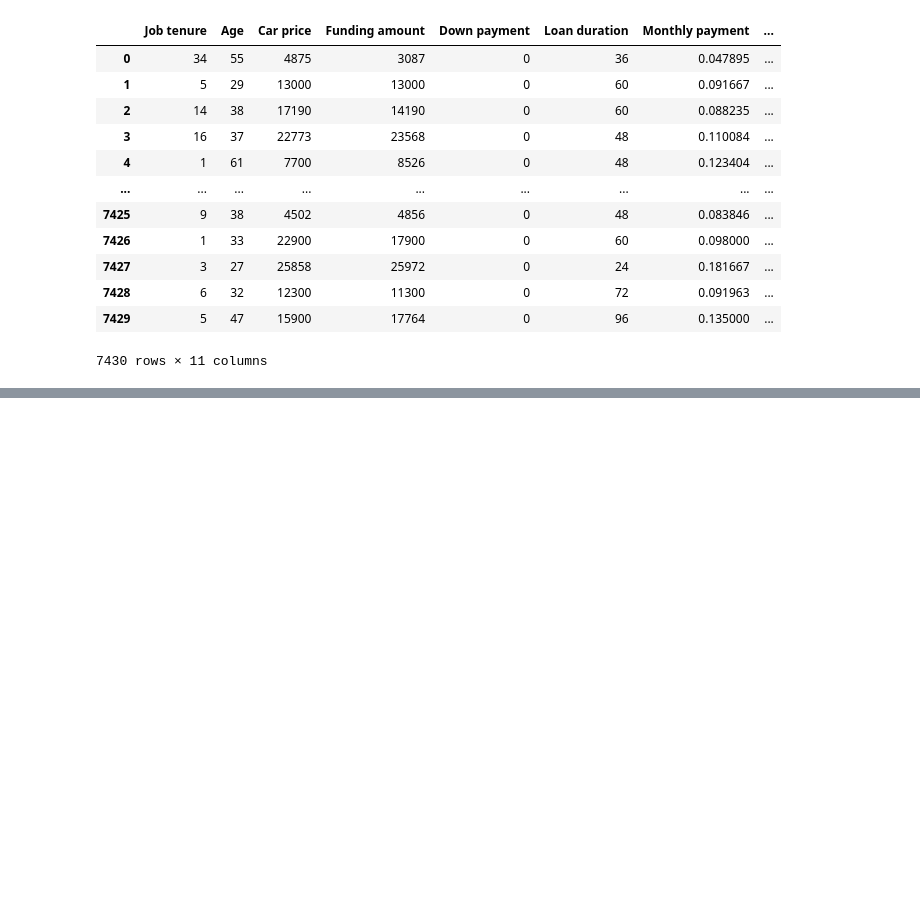
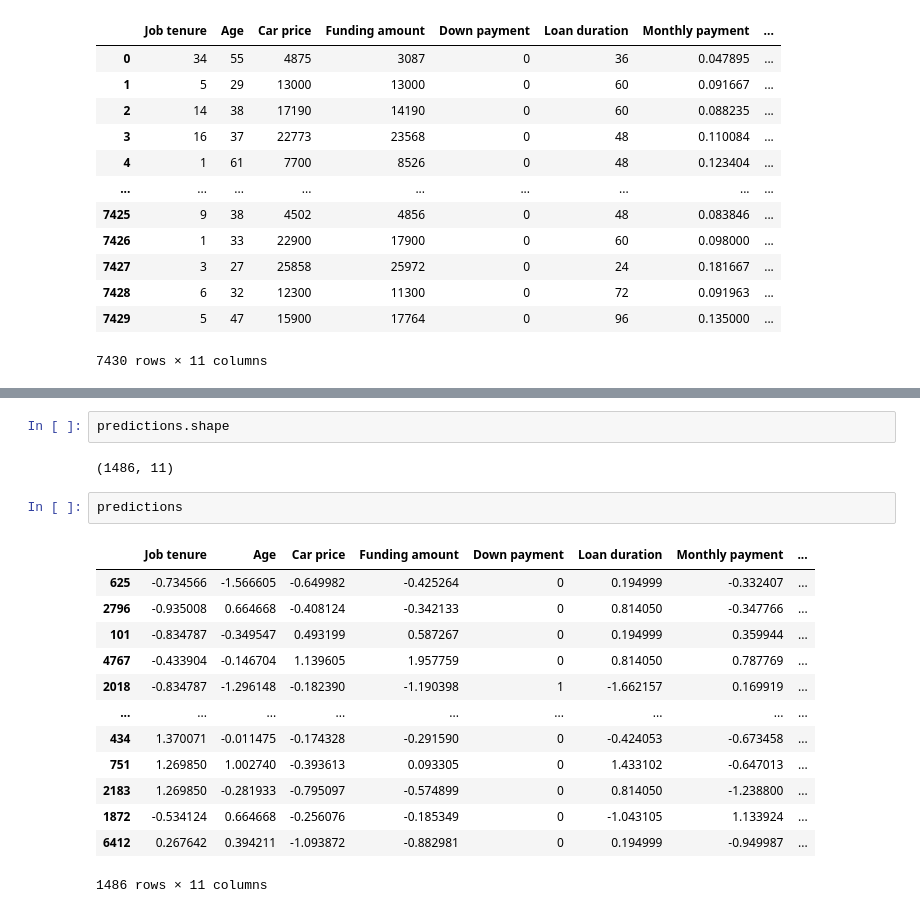
Before and after one commit to AdeStAff/credit_scoring, a Jupyter notebook: blackboxmodel.ipynb, the cells around one changed output, grey strips where cells are left out. Saved outputs shown, nothing was run; the diff lists cells and outputs as text; blank space fills up the shorter version.

```diff
--- a/blackboxmodel.ipynb
+++ b/blackboxmodel.ipynb
@@ -68,3 +73,23 @@ print("test_accuracy", test_accuracy)
 # %% [output]
 train_accuracy 0.9527254374158816
 test_accuracy 0.8014804845222072
+# %%
+predictions.shape
+# %% [output]
+(1486, 11)
+# %%
+predictions
+# %% [output]
+|  | Job tenure | Age | Car price | Funding amount | Down payment | Loan duration | Monthly payment | ... |
+| 625 | -0.734566 | -1.566605 | -0.649982 | -0.425264 | 0 | 0.194999 | -0.332407 | ... |
+| 2796 | -0.935008 | 0.664668 | -0.408124 | -0.342133 | 0 | 0.814050 | -0.347766 | ... |
+| 101 | -0.834787 | -0.349547 | 0.493199 | 0.587267 | 0 | 0.194999 | 0.359944 | ... |
+| 4767 | -0.433904 | -0.146704 | 1.139605 | 1.957759 | 0 | 0.814050 | 0.787769 | ... |
+| 2018 | -0.834787 | -1.296148 | -0.182390 | -1.190398 | 1 | -1.662157 | 0.169919 | ... |
+| ... | ... | ... | ... | ... | ... | ... | ... | ... |
+| 434 | 1.370071 | -0.011475 | -0.174328 | -0.291590 | 0 | -0.424053 | -0.673458 | ... |
+| 751 | 1.269850 | 1.002740 | -0.393613 | 0.093305 | 0 | 1.433102 | -0.647013 | ... |
+| 2183 | 1.269850 | -0.281933 | -0.795097 | -0.574899 | 0 | 0.814050 | -1.238800 | ... |
+| 1872 | -0.534124 | 0.664668 | -0.256076 | -0.185349 | 0 | -1.043105 | 1.133924 | ... |
+| 6412 | 0.267642 | 0.394211 | -1.093872 | -0.882981 | 0 | 0.194999 | -0.949987 | ... |
+1486 rows × 11 columns
```
Also changed, not shown: parts of 4 cells of this notebook.
